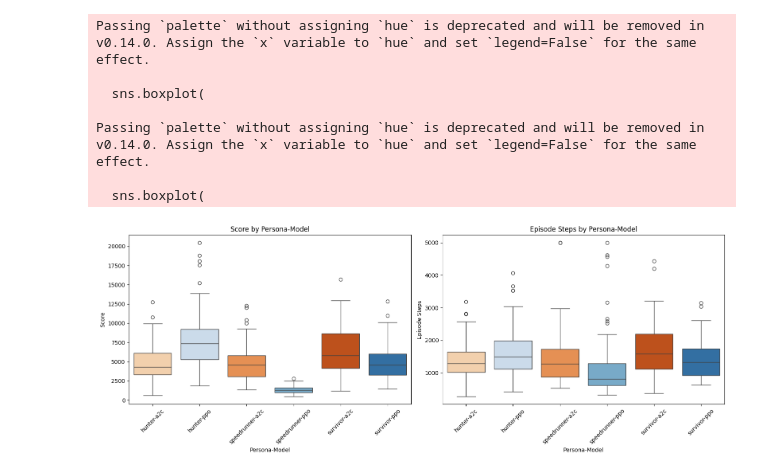
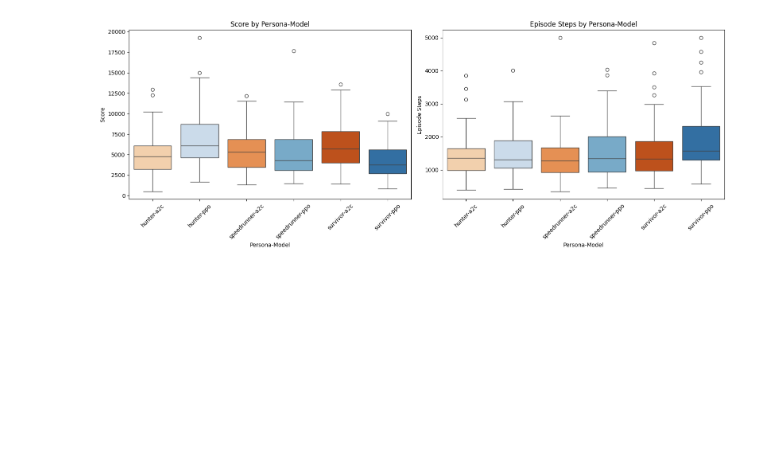
Before and after one commit to kevincchua/CSCI_4440U_DRL, a Jupyter notebook: Asteroids/notebooks/asteroids_analysis.ipynb, the cells around one changed output. Drawn from its saved outputs; the diff is of its cells as text; code cells hidden in the pictures; blank space fills up the shorter version.

```diff
--- a/Asteroids/notebooks/asteroids_analysis.ipynb
+++ b/Asteroids/notebooks/asteroids_analysis.ipynb
@@ -205,57 +299,28 @@ all_df['episode_rewards'] = all_df['episode_rewards'].apply(extract_scalar)
 # %%
-import matplotlib.pyplot as plt
-import seaborn as sns
-
-# Flatten the data
-def flatten_if_list(val):
-    if isinstance(val, list) and len(val):
-        return val[0]
-    return val
-
-df_plot = all_df.copy()
-df_plot['score'] = df_plot['scores'].apply(flatten_if_list)
-df_plot['episode_steps_flat'] = df_plot['episode_steps'].apply(flatten_if_list)
-df_plot['group'] = df_plot['persona'] + '-' + df_plot['model']
-
-# Set up color palette
-groups = sorted(df_plot['group'].unique())
-ppo_groups = [g for g in groups if 'ppo' in g]
-a2c_groups = [g for g in groups if 'a2c' in g]
-palette = {}
-ppo_colors = sns.color_palette("Blues", len(ppo_groups))
-a2c_colors = sns.color_palette("Oranges", len(a2c_groups))
-for g, c in zip(ppo_groups, ppo_colors):
-    palette[g] = c
-for g, c in zip(a2c_groups, a2c_colors):
-    palette[g] = c
-
 fig, axes = plt.subplots(1, 2, figsize=(16, 6))
 metrics = [('score', 'Score'), ('episode_steps_flat', 'Episode Steps')]
+df_plot.columns.tolist()
+df_plot['score'] = df_plot['scores']
+df_plot['episode_steps_flat'] = df_plot['episode_steps']
 
 for ax, (col, label) in zip(axes, metrics):
     sns.boxplot(
         data=df_plot,
         x='group',
         y=col,
         order=groups,
+        hue='group',
         palette=palette,
         ax=ax,
         showfliers=True
     )
     ax.set_title(label + " by Persona-Model")
     ax.set_xlabel("Persona-Model")
     ax.set_ylabel(label)
     for tick in ax.get_xticklabels():
         tick.set_rotation(45)
 
 plt.tight_layout()
 plt.show()
 # %% [output]
-Passing `palette` without assigning `hue` is deprecated and will be removed in v0.14.0. Assign the `x` variable to `hue` and set `legend=False` for the same effect.
-
-  sns.boxplot(
-
-Passing `palette` without assigning `hue` is deprecated and will be removed in v0.14.0. Assign the `x` variable to `hue` and set `legend=False` for the same effect.
-
-  sns.boxplot(
-[figure, old version]
+[figure, new version]
```
Also changed, not shown: parts of 15 cells of this notebook, 7 other files.
